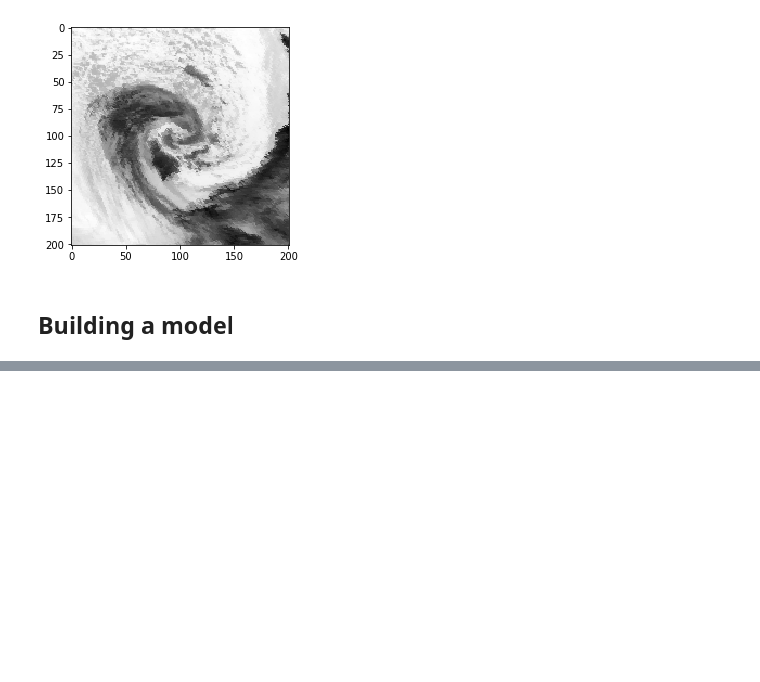
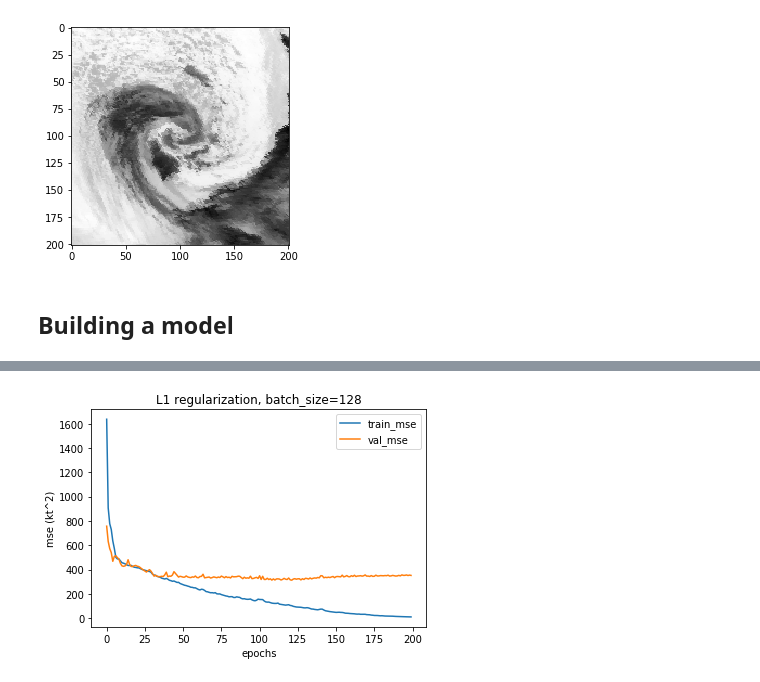
Before and after one commit to Ikaroshu/DeHurricane, a Jupyter notebook: data_explore.ipynb, the cells around one changed output, grey strips where cells are left out. Drawn from its saved outputs; the diff is of its cells as text; code cells hidden in the pictures; blank space fills up the shorter version.

```diff
--- a/data_explore.ipynb
+++ b/data_explore.ipynb
@@ -289,0 +268,12 @@ Train on 4580 samples
+# %%
+def plot_xy(history,title):
+    fig = plt.figure()
+    x=range(n_epochs)
+    train_mse=history.history['loss']
+    val_mse=history.history['val_loss']
+    plt.plot(x,train_mse,label="train_mse")
+    plt.plot(x,val_mse,label="val_mse")
+    plt.xlabel('epochs')
+    plt.ylabel('mse (kt^2)')
+    plt.title(title)
+    plt.legend()
@@ -289,0 +299,4 @@ Train on 4580 samples
+# %%
+plot_xy(history,"L1 regularization, batch_size=128")
+# %% [output]
+[figure, added]
```
Also changed, not shown: parts of 47 cells of this notebook, 1 other file.
